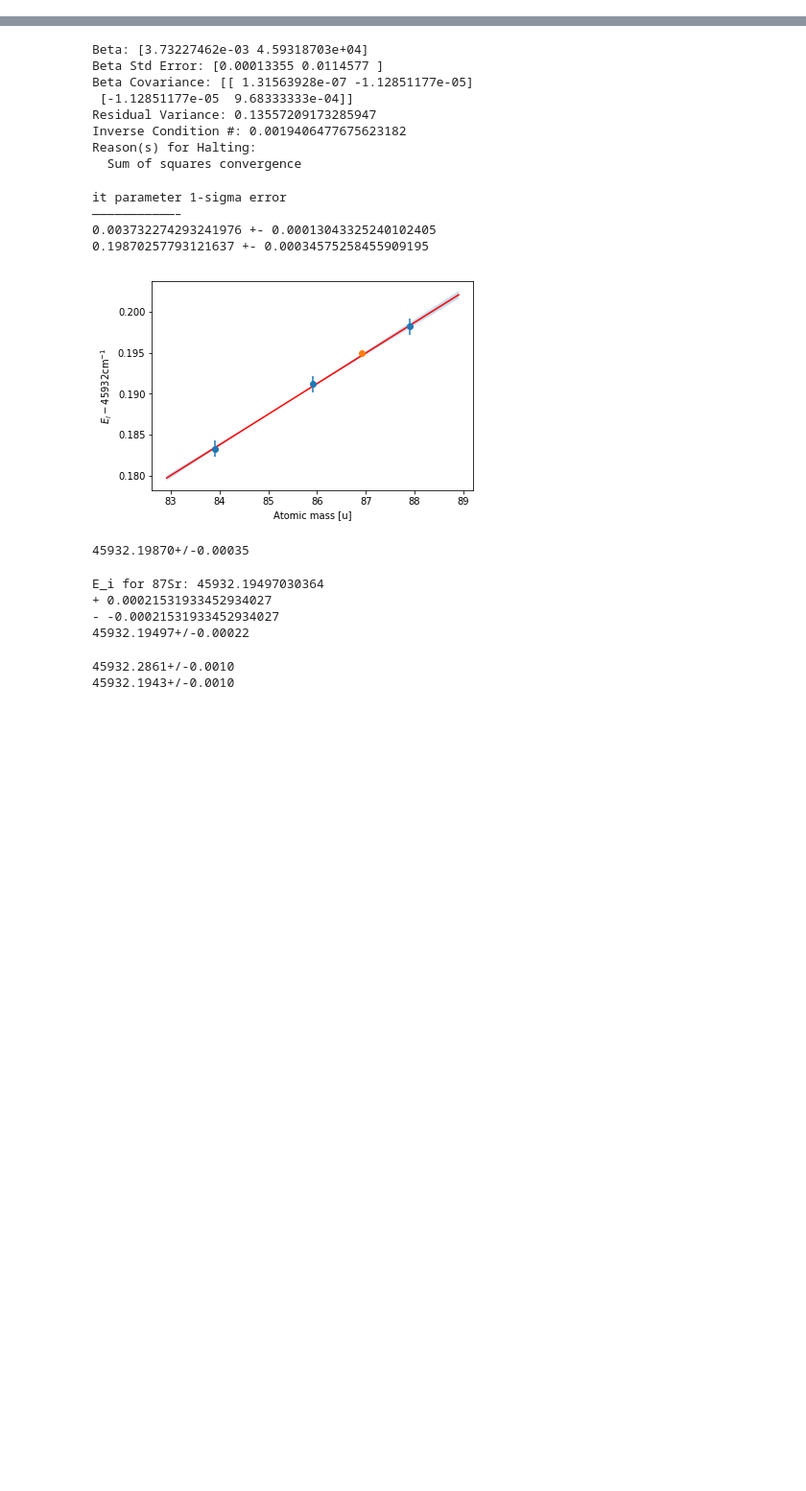
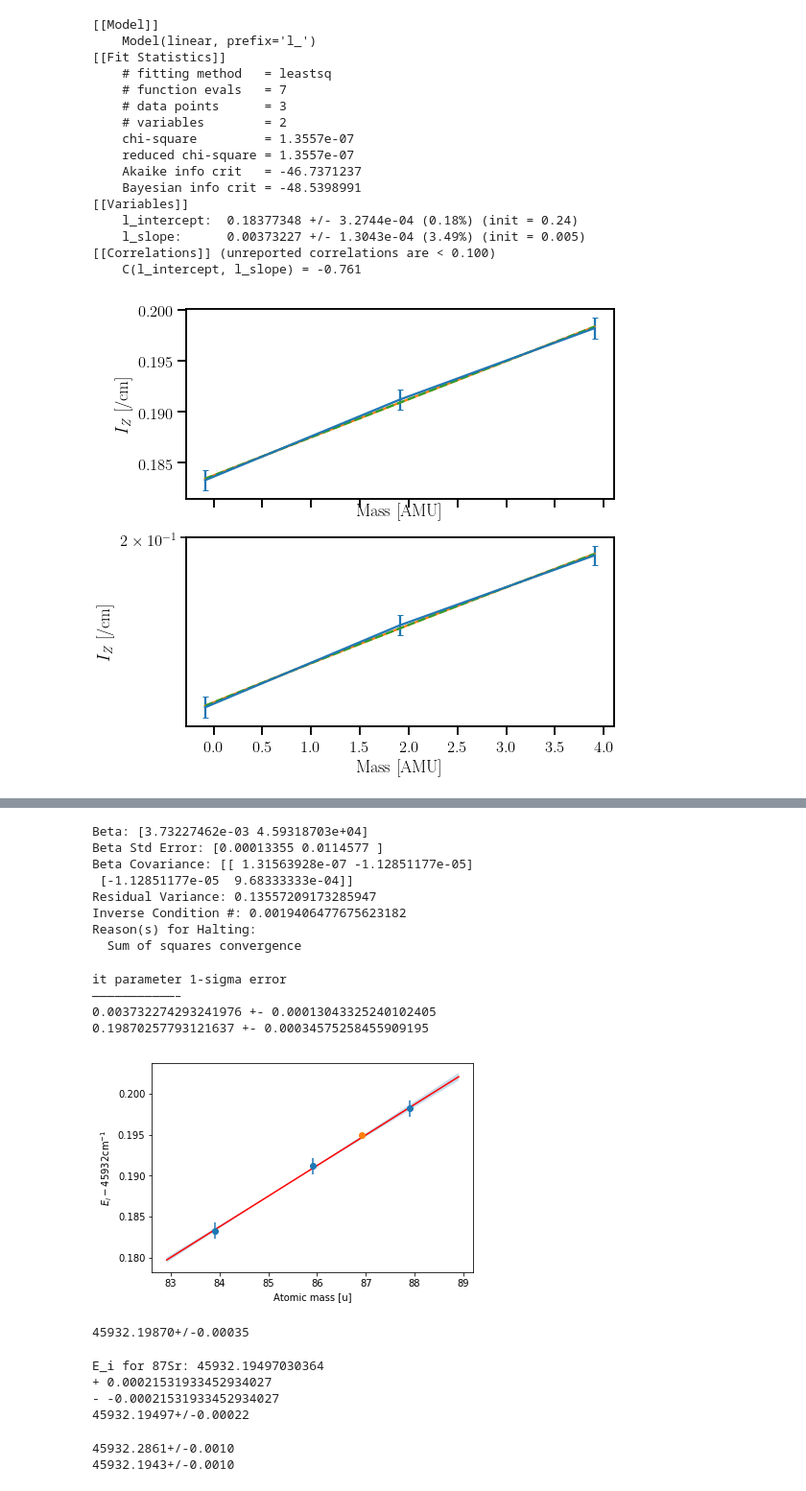
Before and after one commit to rogding/phd_thesis, a Jupyter notebook: chapters/fermion_spectroscopy/calculations/sr_ionization_limits.ipynb, the cells around one changed output, grey strips where cells are left out. Shown at 96% size. Drawn from its saved outputs; the diff is of its cells as text; code cells hidden in the pictures; blank space fills up the shorter version.

```diff
--- a/chapters/fermion_spectroscopy/calculations/sr_ionization_limits.ipynb
+++ b/chapters/fermion_spectroscopy/calculations/sr_ionization_limits.ipynb
@@ -8,0 +71,79 @@ import matplotlib.pyplot as plt
+# %%
+# Plotting options
+plot_components = True
+plot_initial_guess = False
+
+# Drop 87Sr data from fitting
+fit_data = data.drop([1], axis=0)
+
+# Arrays used for fitting
+xdata = unumpy.nominal_values(fit_data['mass']) - MASS_OFFSET
+xdata_unc = unumpy.std_devs(fit_data['mass'])
+ydata = unumpy.nominal_values(fit_data['I_S']) - I_S_OFFSET
+ydata_unc = unumpy.std_devs(fit_data['I_S'])
+
+# Specify fit model
+mass = LinearModel(prefix='l_')
+
+fit_model = mass
+fit_params = fit_model.make_params()
+
+fit_params['l_slope'].set(0.005, vary=True)
+fit_params['l_intercept'].set(0.24, vary=True)
+
+# Initial guess
+xfit = np.linspace(min(xdata), max(xdata), num=1000, endpoint=True)
+yinit = fit_model.eval(fit_params, x=xfit)
+
+# Fitting
+fit_result = fit_model.fit(ydata, fit_params, x=xdata)
+dely = fit_result.eval_uncertainty(x=xdata)
+yfit = fit_model.eval(fit_result.params, x=xfit)
+
+print(fit_result.fit_report())
+
+# Plotting output
+[fig, axs] = plt.subplots(nrows=2, ncols=1, sharex=True, sharey=False, figsize=(8,8))
+
+axs[0].errorbar(xdata, ydata, yerr=ydata_unc, capsize=3, label='data')
+axs[0].plot(xfit, yfit, label='fit')
+axs[0].set_xlabel(r'Mass [AMU]')
+axs[0].set_ylabel(r'$I_Z$ [/cm]')
+
+axs[1].set_yscale('log')
+axs[1].errorbar(xdata, ydata, yerr=ydata_unc, capsize=3, label='data')
+axs[1].plot(xfit, yfit, label='fit')
+axs[1].set_xlabel(r'Mass [AMU]')
+axs[1].set_ylabel(r'$I_Z$ [/cm]')
+
+if plot_components:
+    # generate components
+    fit_comps = fit_result.eval_components(x=xfit)
+
+    for key in fit_comps.keys():
+        for ax in axs:
+            ax.plot(xfit, fit_comps[key], '--')
+
+if plot_initial_guess:
+    for ax in axs:
+        ax.plot(xfit, yinit, '-.', label='init')
+
+plt.show()
+# %% [output]
+[[Model]]
+    Model(linear, prefix='l_')
+[[Fit Statistics]]
+    # fitting method   = leastsq
+    # function evals   = 7
+    # data points      = 3
+    # variables        = 2
+    chi-square         = 1.3557e-07
+    reduced chi-square = 1.3557e-07
+    Akaike info crit   = -46.7371237
+    Bayesian info crit = -48.5398991
+[[Variables]]
+    l_intercept:  0.18377348 +/- 3.2744e-04 (0.18%) (init = 0.24)
+    l_slope:      0.00373227 +/- 1.3043e-04 (3.49%) (init = 0.005)
+[[Correlations]] (unreported correlations are < 0.100)
+    C(l_intercept, l_slope) = -0.761
+[figure, added]
```
Also changed, not shown: parts of 13 cells of this notebook, 3 other files.
